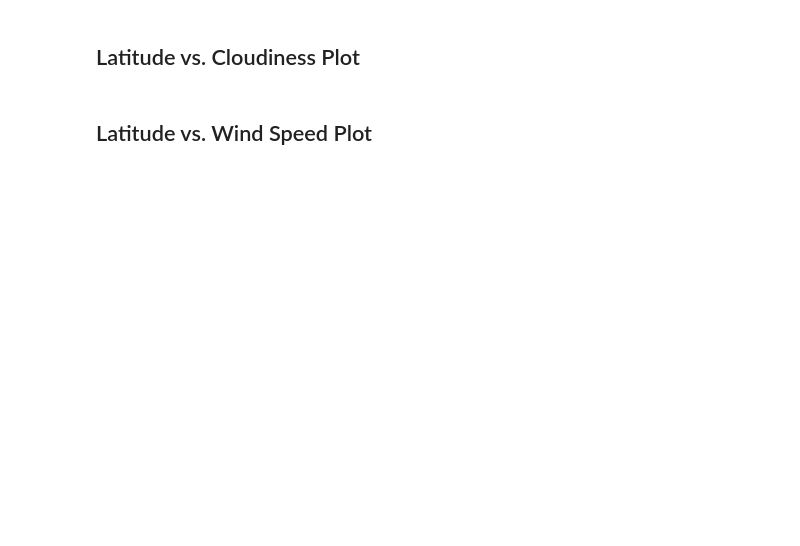
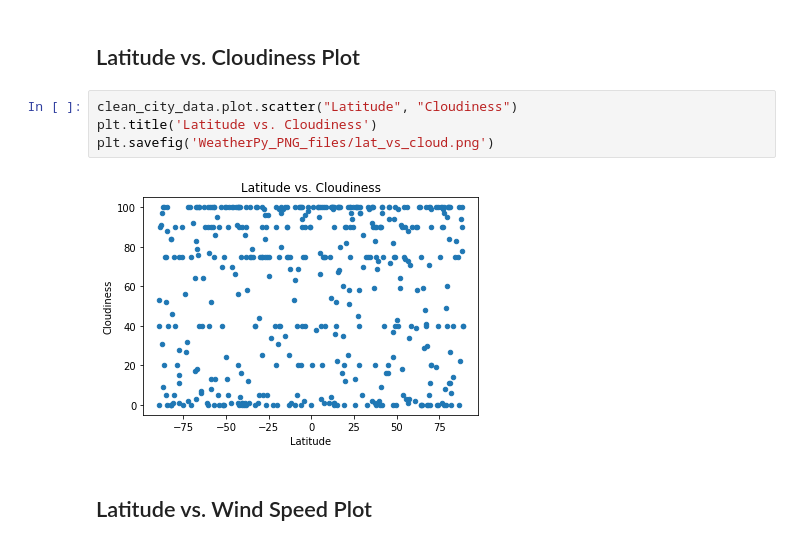
Before and after one commit to kehull/python-api-challenge, a Jupyter notebook: WeatherPy/WeatherPy.ipynb, the cells around one changed output. Cells and saved outputs as stored; diff of their text form; blank space fills up the shorter version.

```diff
--- a/WeatherPy/WeatherPy.ipynb
+++ b/WeatherPy/WeatherPy.ipynb
@@ -138,4 +250,10 @@ Skip this step if there are no cities that have humidity > 100%.
 # %% [markdown]
 ## Latitude vs. Cloudiness Plot
+# %%
+clean_city_data.plot.scatter("Latitude", "Cloudiness")
+plt.title('Latitude vs. Cloudiness')
+plt.savefig('WeatherPy_PNG_files/lat_vs_cloud.png')
+# %% [output]
+[figure, added]
 # %% [markdown]
 ## Latitude vs. Wind Speed Plot
```
Also changed, not shown: parts of 22 cells of this notebook, 13 other files.
